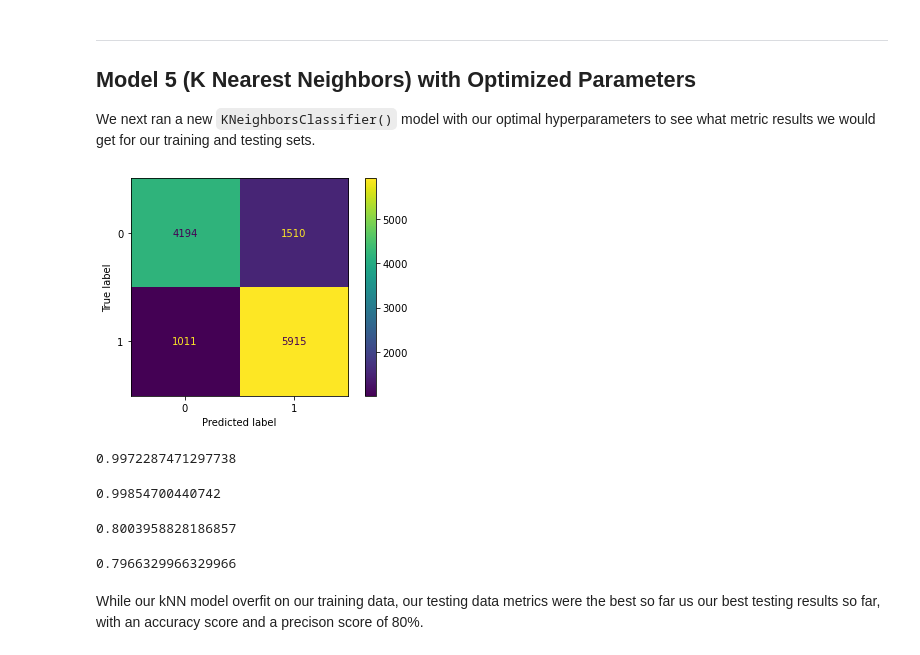
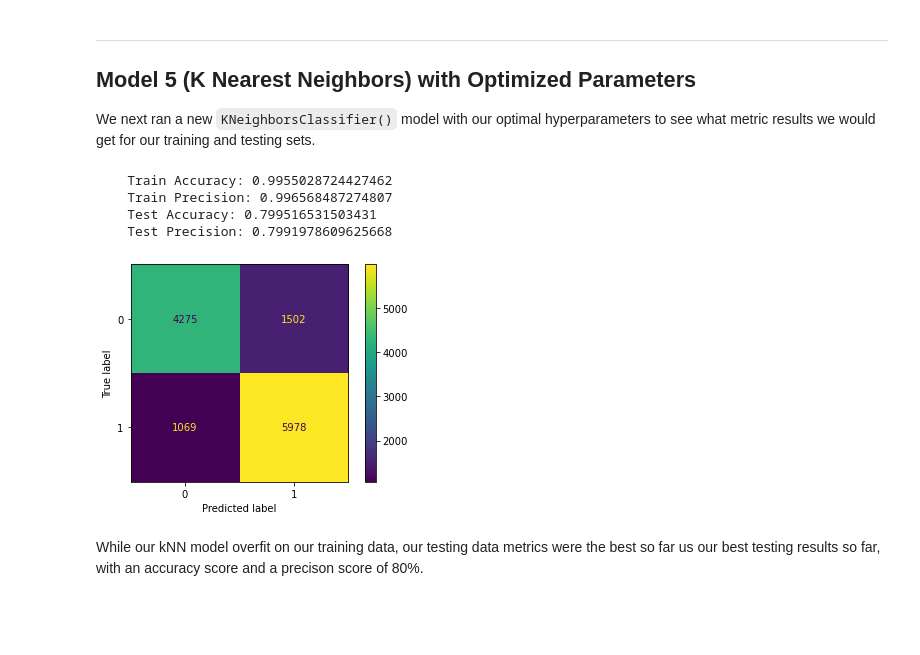
Before and after one commit to njw27/Supervised-ML-For-Tanzanian-Water-Wells, a Jupyter notebook: Group_Notebook.ipynb, the cells around one changed output. Drawn from its saved outputs; the diff is of its cells as text; code cells hidden in the pictures; blank space fills up the shorter version.

Commit message:
Code clean up completed

```diff
--- a/Group_Notebook.ipynb
+++ b/Group_Notebook.ipynb
@@ -143,9 +145,38 @@ def cat_encoder(df_to_encode):
                             columns = ohe.get_feature_names(),
                             index = df_to_encode.index)
     return dums_df
+# %%
+def split_join(split):
+    categories = split.select_dtypes('object')
+    numerics = split.select_dtypes(['float64', 'int64'])
+
+    joined = pd.concat([num_encoder(numerics), cat_encoder(categories)], axis = 1)
+    return joined
+# %%
+def score_maxtrix_printer(model, X_train, y_train, X_test, y_test):
+
+    train_pred = model.predict(X_train)
+    test_pred = model.predict(X_test)
+
+    ascore_train = accuracy_score(y_train, train_pred)
+    pscore_train = precision_score(y_train, train_pred)
+
+    ascore_test = accuracy_score(y_test, test_pred)
+    pscore_test = precision_score(y_test, test_pred)
+
+    conf_mat = plot_confusion_matrix(model, X_test, y_test)
+
+    print(f"""
+    Train Accuracy: {ascore_train}
+    Train Precision: {pscore_train}
+    Test Accuracy: {ascore_test}
+    Test Precision: {pscore_test}
+    """)
 # %% [markdown]
 ---
 ## Establishing the Dummy Model
+# %%
+df2 = data_cleaning(df)
 # %%
 y = df2.status_group
 X = df2.drop('status_group', axis = 1)
@@ -195,3 +220,6 @@ X_test_clean = pd.concat([num_encoder(X_test_nums), cat_encoder(X_test_cat)], ax
+# %%
+X_train_clean = split_join(X_train)
+X_test_clean = split_join(X_test)
 # %%
 decision_tree = DecisionTreeClassifier(random_state = 69)
 decision_tree.fit(X_train_clean, y_train)
@@ -422,25 +390,14 @@ We next ran a new `KNeighborsClassifier()` model with our optimal hyperparameter
 # %%
 knn_better = KNeighborsClassifier(14, metric = "manhattan", weights = 'distance')
 knn_better.fit(X_train_clean, y_train)
 
-y_knn_better_train = knn_better.predict(X_train_clean)
-y_knn_better_test = knn_better.predict(X_test_clean)
-
-plot_confusion_matrix(knn_better, X_test_clean, y_test);
+score_maxtrix_printer(knn_better, X_train_clean, y_train, X_test_clean, y_test)
 # %% [output]
+    Train Accuracy: 0.9955028724427462
+    Train Precision: 0.996568487274807
+    Test Accuracy: 0.799516531503431
+    Test Precision: 0.7991978609625668
-[figure, old version]
+[figure, new version]
-# %%
-display(accuracy_score(y_train, y_knn_better_train))
-display(precision_score(y_train, y_knn_better_train))
-# %% [output]
-0.9972287471297738
-0.99854700440742
-# %%
-display(accuracy_score(y_test, y_knn_better_test))
-display(precision_score(y_test, y_knn_better_test))
-# %% [output]
-0.8003958828186857
-0.7966329966329966
 # %% [markdown]
 While our kNN model overfit on our training data, our testing data metrics were the best so far  us our best testing results so far, with an accuracy score and a precison score of 80%.
 # %% [markdown]
```
Also changed, not shown: parts of 63 cells of this notebook.
